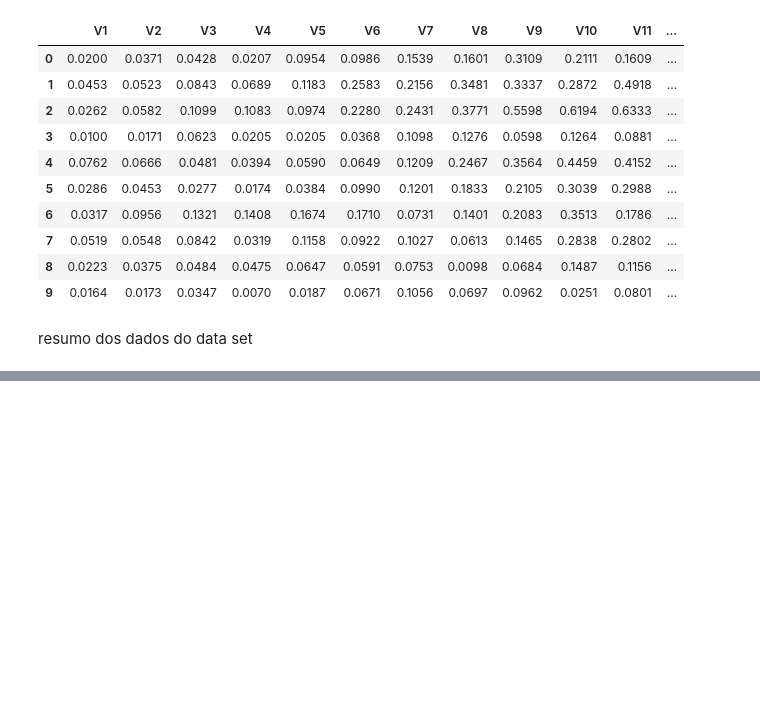
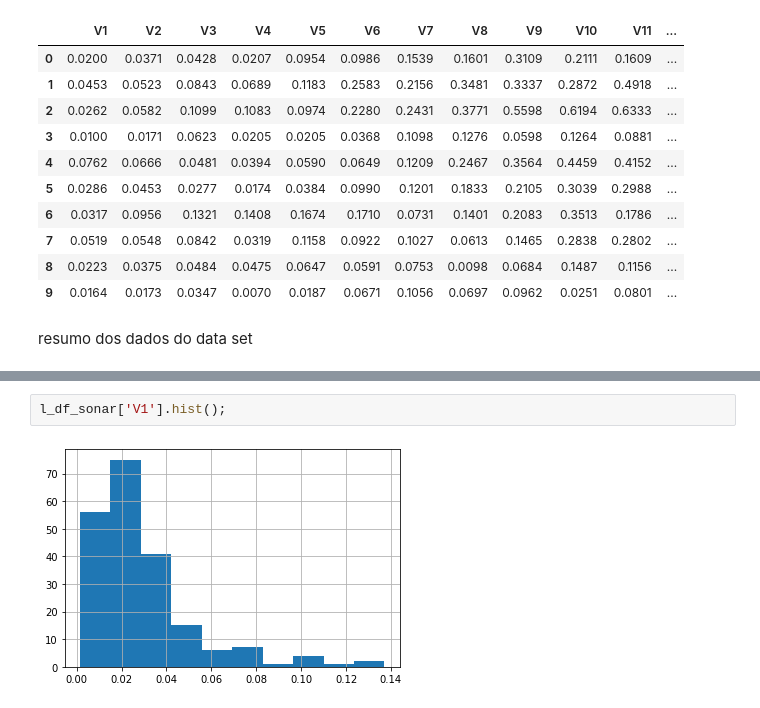
Before and after one commit to SantiagoMadeira/dados, a Jupyter notebook: Exemplo_leitura.ipynb, the cells around one changed output, grey strips where cells are left out. Drawn from its saved outputs; the diff is of its cells as text; blank space fills up the shorter version.

```diff
--- a/Exemplo_leitura.ipynb
+++ b/Exemplo_leitura.ipynb
@@ -37,3 +37,7 @@ l_df_sonar.describe()
 | 50% | 0.022800 | 0.030800 | 0.034300 | 0.044050 | 0.062500 | 0.092150 | 0.106950 | 0.112100 | 0.152250 | 0.182400 | 0.224800 | ... |
 | 75% | 0.035550 | 0.047950 | 0.057950 | 0.064500 | 0.100275 | 0.134125 | 0.154000 | 0.169600 | 0.233425 | 0.268700 | 0.301650 | ... |
 | max | 0.137100 | 0.233900 | 0.305900 | 0.426400 | 0.401000 | 0.382300 | 0.372900 | 0.459000 | 0.682800 | 0.710600 | 0.734200 | ... |
+# %%
+l_df_sonar['V1'].hist();
+# %% [output]
+[figure, added]
```
